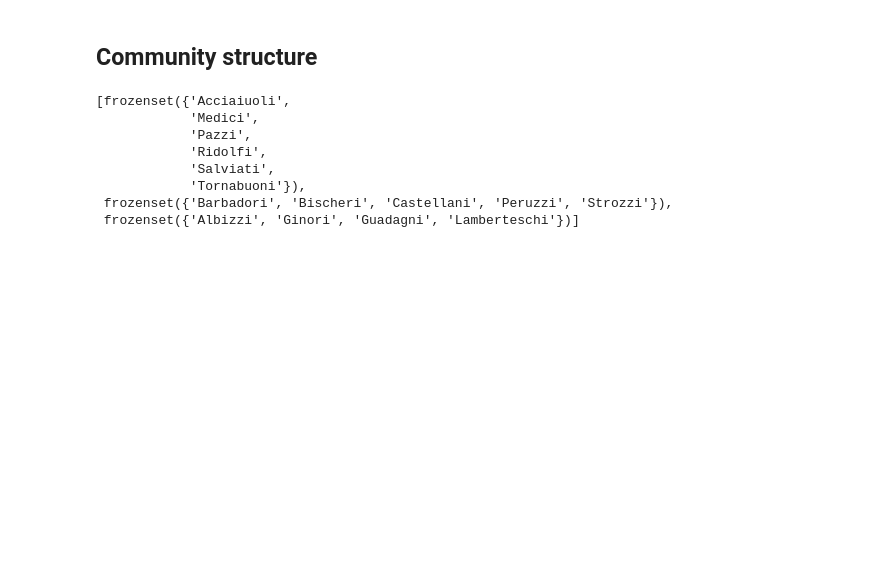
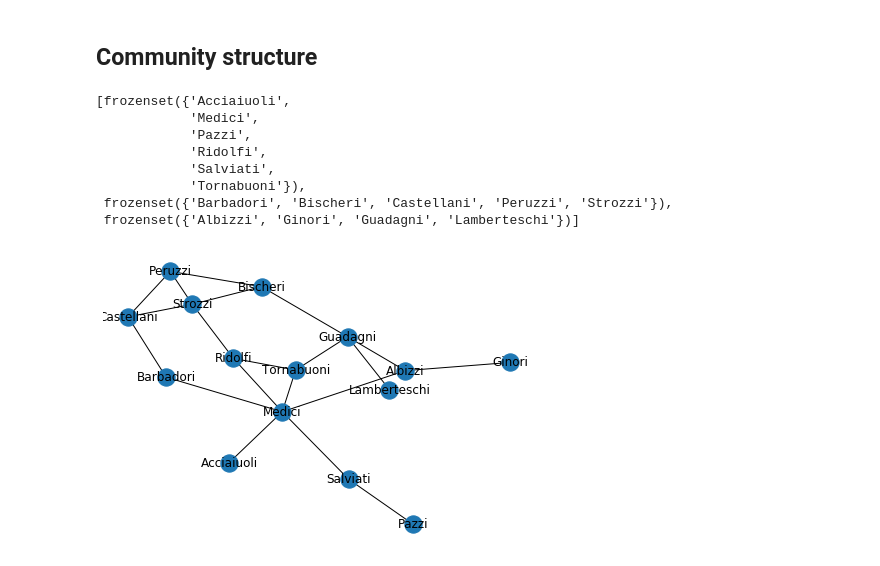
Before and after one commit to hanisaf/mist5730-6380-spring2020, a Jupyter notebook: 40-intro.ipynb, the cells around one changed output. Drawn from its saved outputs; the diff is of its cells as text; code cells hidden in the pictures; blank space fills up the shorter version.

```diff
--- a/40-intro.ipynb
+++ b/40-intro.ipynb
@@ -159,3 +42,7 @@ communities
             'Tornabuoni'}),
  frozenset({'Barbadori', 'Bischeri', 'Castellani', 'Peruzzi', 'Strozzi'}),
  frozenset({'Albizzi', 'Ginori', 'Guadagni', 'Lamberteschi'})]
+# %%
+nx.draw(net, with_labels=True)
+# %% [output]
+[figure, added]
```
Also changed, not shown: parts of 15 cells of this notebook, 5 other files.
